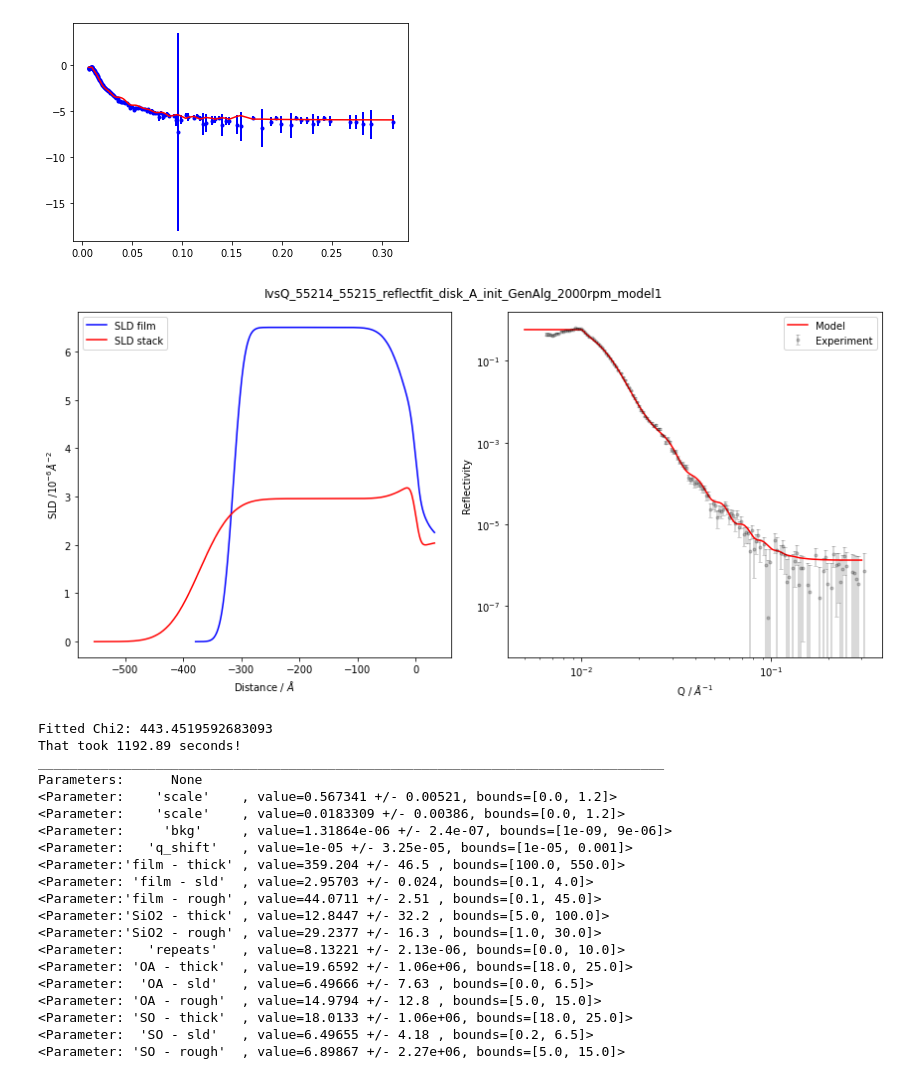
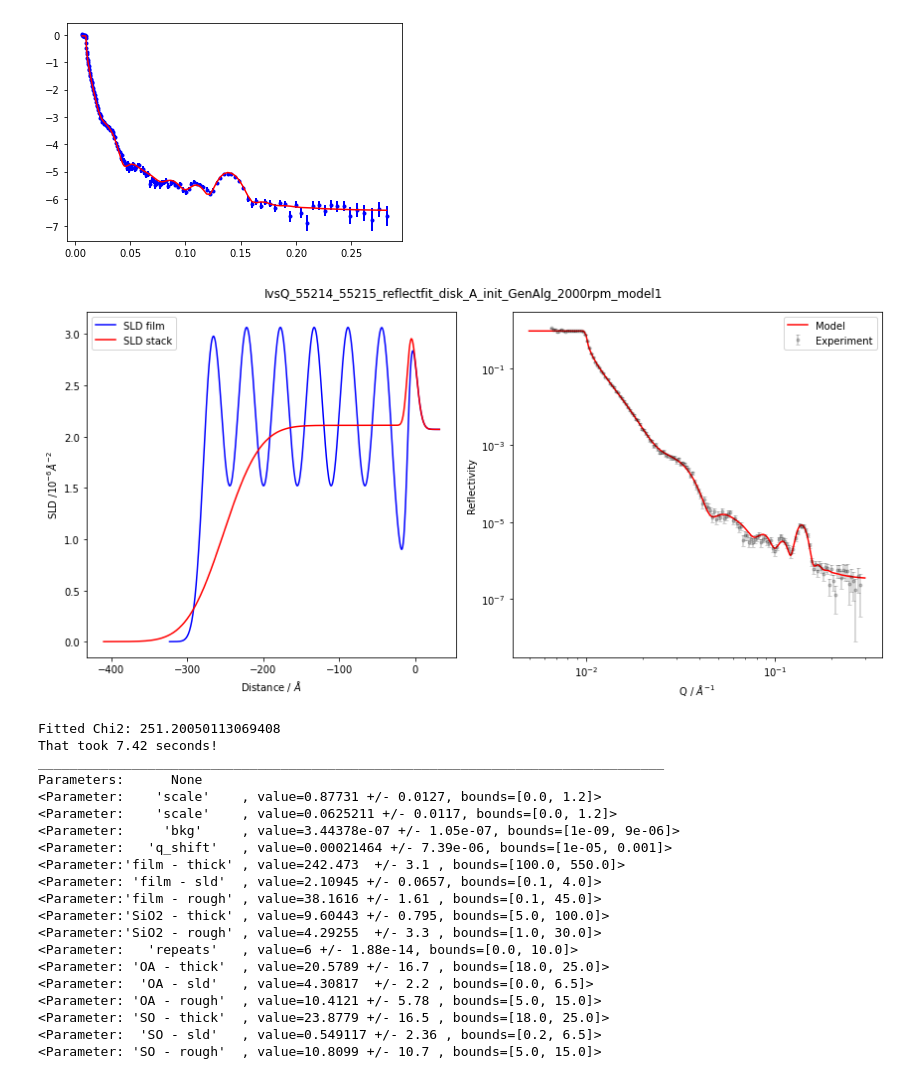
Before and after one commit to maxskoda/NR_autoreduce, a Jupyter notebook: OleicAcid_onSi_May21.ipynb, the cells around one changed output. Drawn from its saved outputs; the diff is of its cells as text; code cells hidden in the pictures.

```diff
--- a/OleicAcid_onSi_May21.ipynb
+++ b/OleicAcid_onSi_May21.ipynb
@@ -110,11 +112,11 @@ HBox(children=(SelectMultiple(description='Workspaces', options=('BgSub_IvsQ_624
 # %%
 #@title Model parameters
-path = "/content/NR_datareduction/RB2010748/BackgroundSub_ASCII/" #@param {type:"string"}
-file_name = "BgSub_IvsQ_62473_62474.dat" #@param {type:"string"}
-film_thickness =  242.8#@param {type:"number"}
+path = "/content/" #@param {type:"string"}
+file_name = "IvsQ_55214_55215.dat" #@param {type:"string"}
+film_thickness =  250#@param {type:"number"}
 OA_layer_thick = 21.3917 #@param {type:"number"}
 SO_layer_thick = 23.0764 #@param {type:"number"}
-stack_repeats =  0#@param {type:"integer"}
+stack_repeats =  6#@param {type:"integer"}
 
 
 import refnx, scipy
@@ -134,8 +136,8 @@ def remove_negative(file):
     y = []
     e = []
     for line in f:
-      if float(line.split('\t')[1]) > 0:
-        xx,yy,ee = line.split('\t')
+      if float(line.split(' ')[1]) > 0:
+        xx,yy,ee = line.split()
         x.append(xx)
         y.append(yy)
         e.append(ee)
@@ -266,6 +268,6 @@ ax2.set_xscale('log')
 # %%
 #@title Fitting
-fit_algo = "differential_evolution" #@param ["least_squares", "differential_evolution"]
+fit_algo = "least_squares" #@param ["least_squares", "differential_evolution"]
 start_time = tm.time()
 ## create 'objective'
 objective = Objective(model, data_DiscA_1, transform=Transform('logY'))
@@ -434,55 +436,55 @@ for i in np.arange(len(params)):
     param_vals.append(params[i].value) # int
 
     error = params[i].stderr
     if error == None:
         error = 0
     param_err.append(error) # int
 
 # stick vals and errors together
 val_err_array = np.column_stack((param_vals,param_err))
 
 # build results dictionary key --> param, value --> array(value,error)
 fitted_params = {}
 count = 0
 for ind, name in enumerate(param_names):
     if name == 'scale' and count == 0:
         count = 1
         fitted_params[name] = val_err_array[ind,:]
     elif name == 'scale':
         fitted_params[name+'_2nd'] = val_err_array[ind,:]
     else:
         fitted_params[name] = val_err_array[ind,:]
 
 '''
 
 #%%
 end_time = tm.time()
 print('Fitted Chi2:',objective.chisqr())
 print('That took {:.2f} seconds!'.format(end_time-start_time))
 print(objective.varying_parameters())
 # %% [output]
-[figure, old version]
+[figure, new version]
-[figure, old version]
+[figure, new version]
-Fitted Chi2: 443.4519592683093
-That took 1192.89 seconds!
+Fitted Chi2: 251.20050113069408
+That took 7.42 seconds!
 ________________________________________________________________________________
 Parameters:      None
-<Parameter:    'scale'    , value=0.567341 +/- 0.00521, bounds=[0.0, 1.2]>
-<Parameter:    'scale'    , value=0.0183309 +/- 0.00386, bounds=[0.0, 1.2]>
-<Parameter:     'bkg'     , value=1.31864e-06 +/- 2.4e-07, bounds=[1e-09, 9e-06]>
-<Parameter:   'q_shift'   , value=1e-05 +/- 3.25e-05, bounds=[1e-05, 0.001]>
-<Parameter:'film - thick' , value=359.204 +/- 46.5 , bounds=[100.0, 550.0]>
-<Parameter: 'film - sld'  , value=2.95703 +/- 0.024, bounds=[0.1, 4.0]>
-<Parameter:'film - rough' , value=44.0711 +/- 2.51 , bounds=[0.1, 45.0]>
-<Parameter:'SiO2 - thick' , value=12.8447 +/- 32.2 , bounds=[5.0, 100.0]>
-<Parameter:'SiO2 - rough' , value=29.2377 +/- 16.3 , bounds=[1.0, 30.0]>
-<Parameter:   'repeats'   , value=8.13221 +/- 2.13e-06, bounds=[0.0, 10.0]>
-<Parameter: 'OA - thick'  , value=19.6592 +/- 1.06e+06, bounds=[18.0, 25.0]>
-<Parameter:  'OA - sld'   , value=6.49666 +/- 7.63 , bounds=[0.0, 6.5]>
-<Parameter: 'OA - rough'  , value=14.9794 +/- 12.8 , bounds=[5.0, 15.0]>
-<Parameter: 'SO - thick'  , value=18.0133 +/- 1.06e+06, bounds=[18.0, 25.0]>
-<Parameter:  'SO - sld'   , value=6.49655 +/- 4.18 , bounds=[0.2, 6.5]>
-<Parameter: 'SO - rough'  , value=6.89867 +/- 2.27e+06, bounds=[5.0, 15.0]>
+<Parameter:    'scale'    , value=0.87731 +/- 0.0127, bounds=[0.0, 1.2]>
+<Parameter:    'scale'    , value=0.0625211 +/- 0.0117, bounds=[0.0, 1.2]>
+<Parameter:     'bkg'     , value=3.44378e-07 +/- 1.05e-07, bounds=[1e-09, 9e-06]>
+<Parameter:   'q_shift'   , value=0.00021464 +/- 7.39e-06, bounds=[1e-05, 0.001]>
+<Parameter:'film - thick' , value=242.473  +/- 3.1 , bounds=[100.0, 550.0]>
+<Parameter: 'film - sld'  , value=2.10945 +/- 0.0657, bounds=[0.1, 4.0]>
+<Parameter:'film - rough' , value=38.1616 +/- 1.61 , bounds=[0.1, 45.0]>
+<Parameter:'SiO2 - thick' , value=9.60443 +/- 0.795, bounds=[5.0, 100.0]>
+<Parameter:'SiO2 - rough' , value=4.29255  +/- 3.3 , bounds=[1.0, 30.0]>
+<Parameter:   'repeats'   , value=6 +/- 1.88e-14, bounds=[0.0, 10.0]>
+<Parameter: 'OA - thick'  , value=20.5789 +/- 16.7 , bounds=[18.0, 25.0]>
+<Parameter:  'OA - sld'   , value=4.30817  +/- 2.2 , bounds=[0.0, 6.5]>
+<Parameter: 'OA - rough'  , value=10.4121 +/- 5.78 , bounds=[5.0, 15.0]>
+<Parameter: 'SO - thick'  , value=23.8779 +/- 16.5 , bounds=[18.0, 25.0]>
+<Parameter:  'SO - sld'   , value=0.549117 +/- 2.36 , bounds=[0.2, 6.5]>
+<Parameter: 'SO - rough'  , value=10.8099 +/- 10.7 , bounds=[5.0, 15.0]>
 # %%
 print(objective.varying_parameters())
 # output_df
```
Also changed, not shown: parts of 4 cells of this notebook.
